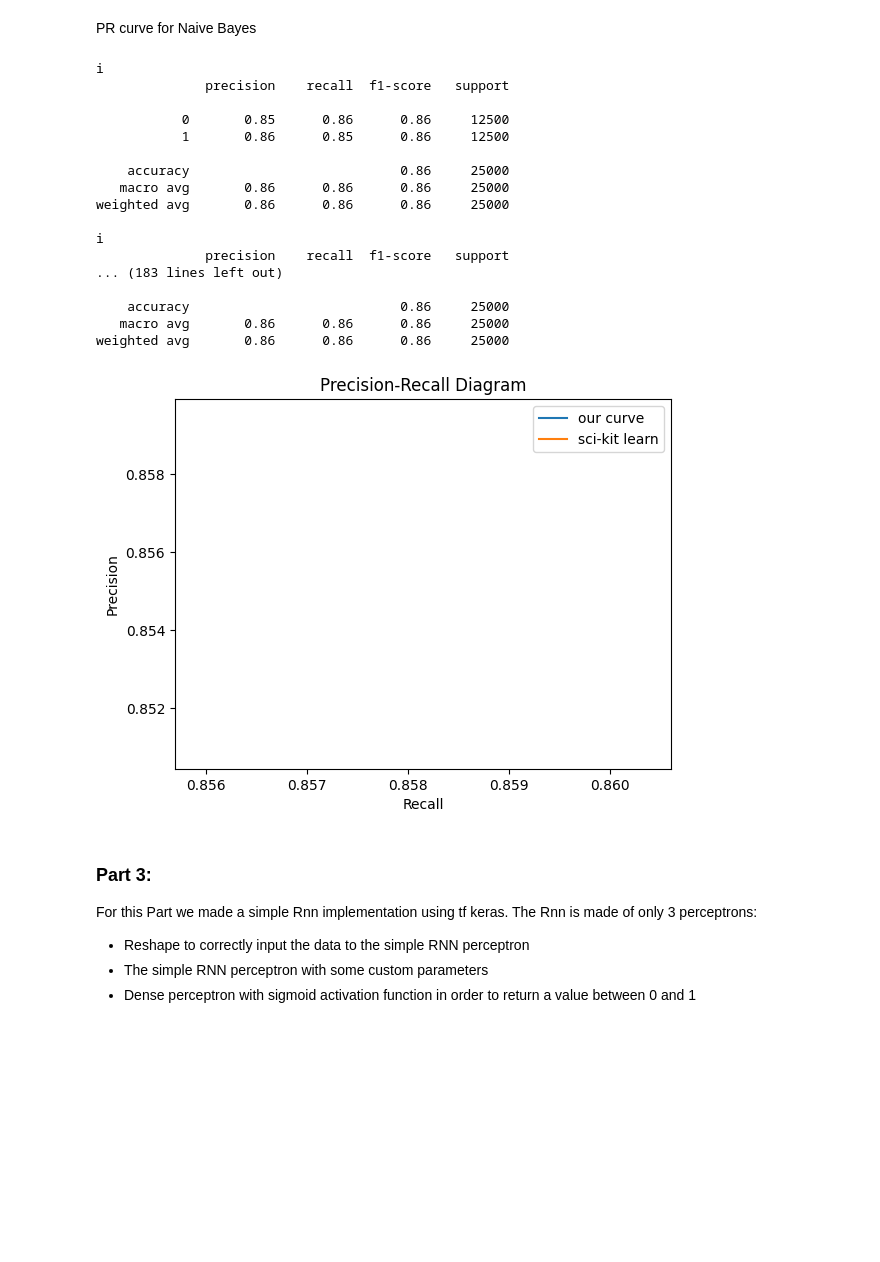
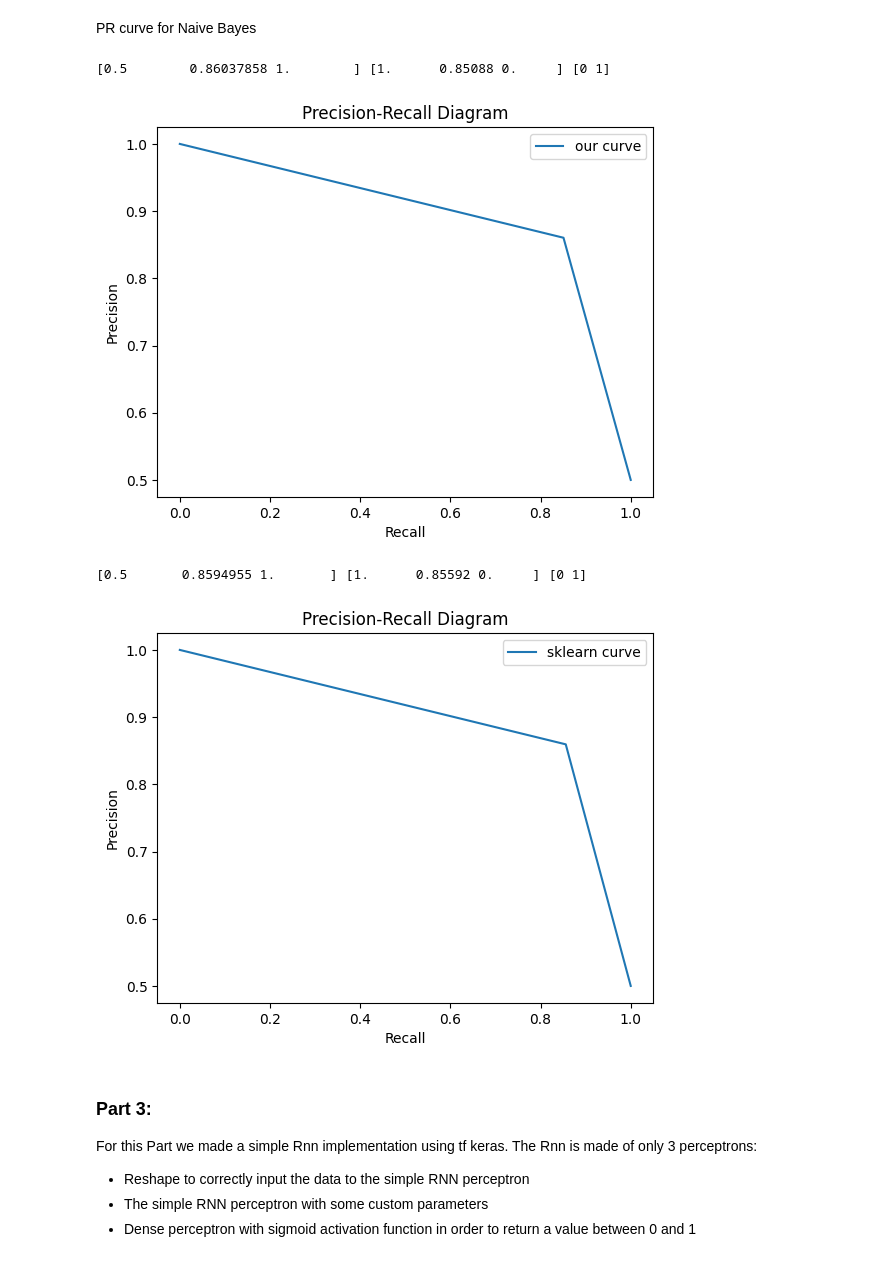
Before and after one commit to vleft02/IMDB-Review-Classification, a Jupyter notebook: ML.ipynb, the cells around one changed output. Saved outputs shown, nothing was run; the diff lists cells and outputs as text; code cells hidden in the pictures; blank space fills up the shorter version.

```diff
--- a/ML.ipynb
+++ b/ML.ipynb
@@ -522,10 +522,12 @@ In this Part we are going to compare the algorithms we wrote to the ones from th
 For the comparison of our algorithm implementations with those of scikit learn we have created some curves to help visualize the performance
 # %%
 from sklearn.metrics import roc_curve as skroc_curve
-from sklearn.metrics import roc_auc_score
+from sklearn.metrics import roc_auc_score, precision_recall_curve
 
 # Precision Recall Curve
 def pr_curves(classifiers,data,type,size=20):
+    classifier1 = classifiers[0]
+    classifier2 = classifiers[1]
     if type=='LG':
         currentThreshold = 0
         original_threshold = classifier1.get_threshold()
@@ -533,11 +535,6 @@ def pr_curves(classifiers,data,type,size=20):
     recalls1 = []
     precisions2 = []
     recalls2 = []
-
-    classifier1 = classifiers[0]
-    classifier2 = classifiers[1]
-
-
 
     for i in range(size):
         if type == 'LG':
@@ -554,6 +551,7 @@ def pr_curves(classifiers,data,type,size=20):
             precisions1.append(results[1])
             recalls2.append(recall_score(data[1],classifier2.predict(data[0])))
             precisions2.append(precision_score(data[1],classifier2.predict(data[0])))
+            print(recalls2, precisions2)
         elif type == 'AB':
             print('Rea do your thing')
     if type == 'LG':
@@ -578,12 +576,20 @@ def pr_curves(classifiers,data,type,size=20):
     plt.legend()
     plt.show()
 
+def pr(classifier,data,type):
+
+    precisions1, recalls1, threshold = precision_recall_curve(data[1], classifier.predict(data[0]))
+    print(precisions1, recalls1, threshold)
+    plt.plot(recalls1, precisions1 ,label=type+' curve')
+    plt.xlabel('Recall')
+    plt.ylabel('Precision')
+    plt.title('Precision-Recall Diagram')
+    plt.legend()
+    plt.show()
 
 def roc_curve(classifiers,data):
     classifier1=classifiers[0]
     classifier2=classifiers[1]
-
-
 
     fpr1, tpr1, thresh1 = skroc_curve(data[1], classifier1.predict_prob(data[0])[:,0],pos_label=1)
     fpr2, tpr2, thresh2 = skroc_curve(data[1], classifier2.predict_proba(data[0])[:,1], pos_label=1)
@@ -718,26 +727,14 @@ my_learning_curve(estimator = scikit_naive_bayes, X = x_train, y = y_train, trai
 # %% [markdown]
 PR curve for Naive Bayes
 # %%
-pr_curves([our_naive_bayes, scikit_naive_bayes],[x_train,y_train],'NB',size=20)
+#pr_curves([our_naive_bayes, scikit_naive_bayes],[x_train,y_train],'NB',size=20)
+pr(our_naive_bayes, [x_train, y_train], 'our')
+pr(scikit_naive_bayes, [x_train, y_train], 'sklearn')
 # %% [output]
-i
-              precision    recall  f1-score   support
-
-           0       0.85      0.86      0.86     12500
-           1       0.86      0.85      0.86     12500
-
-    accuracy                           0.86     25000
-   macro avg       0.86      0.86      0.86     25000
-weighted avg       0.86      0.86      0.86     25000
-
-i
-              precision    recall  f1-score   support
-... (183 lines left out)
-
-    accuracy                           0.86     25000
-   macro avg       0.86      0.86      0.86     25000
-weighted avg       0.86      0.86      0.86     25000
+[0.5        0.86037858 1.        ] [1.      0.85088 0.     ] [0 1]
-[figure, old version]
+[figure, new version]
+[0.5       0.8594955 1.       ] [1.      0.85592 0.     ] [0 1]
+[figure, added]
 # %% [markdown]
 ### Part 3:
 For this Part we made a simple Rnn implementation using tf keras. The Rnn is made of only 3 perceptrons:
```
Also changed, not shown: parts of 3 cells of this notebook.
